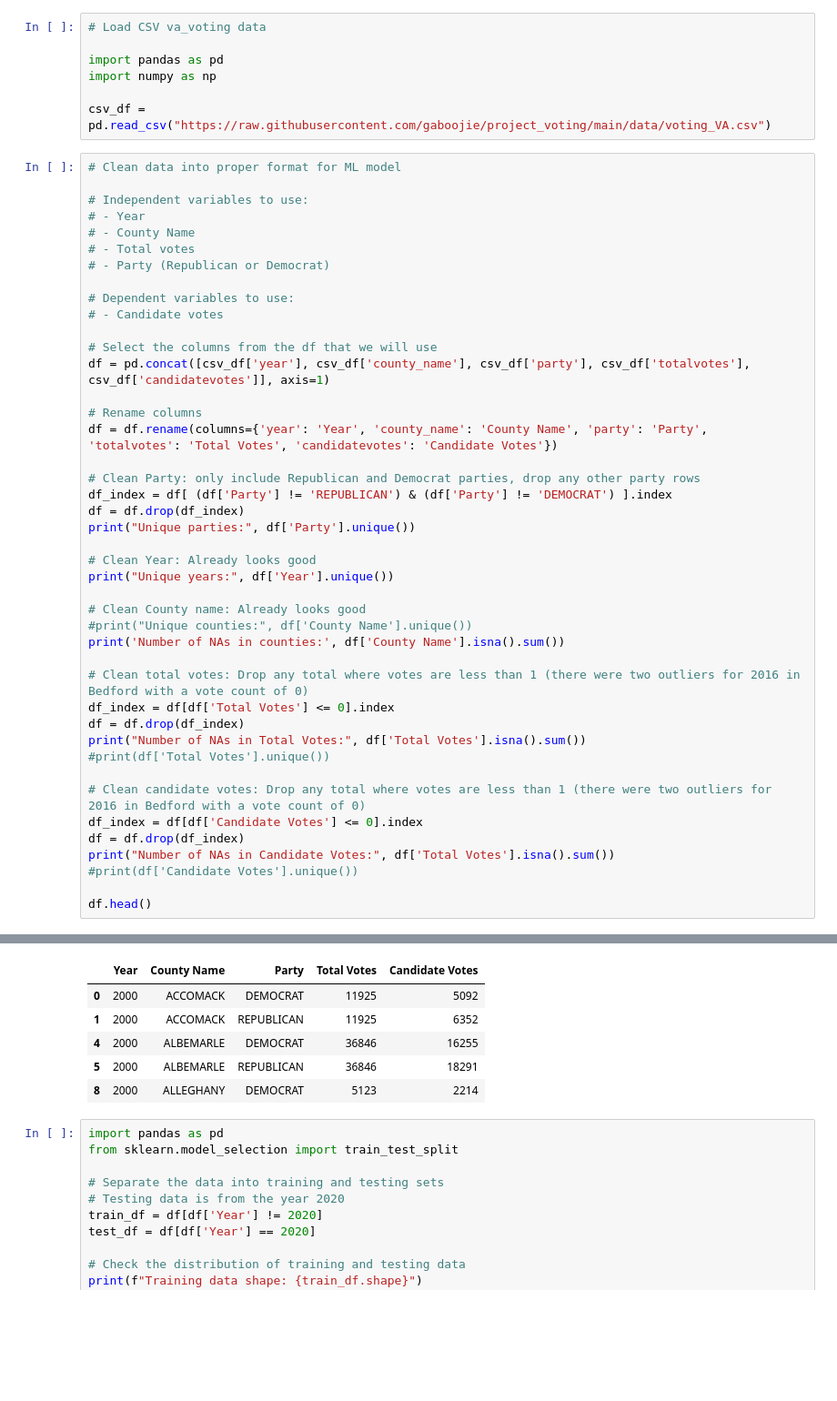
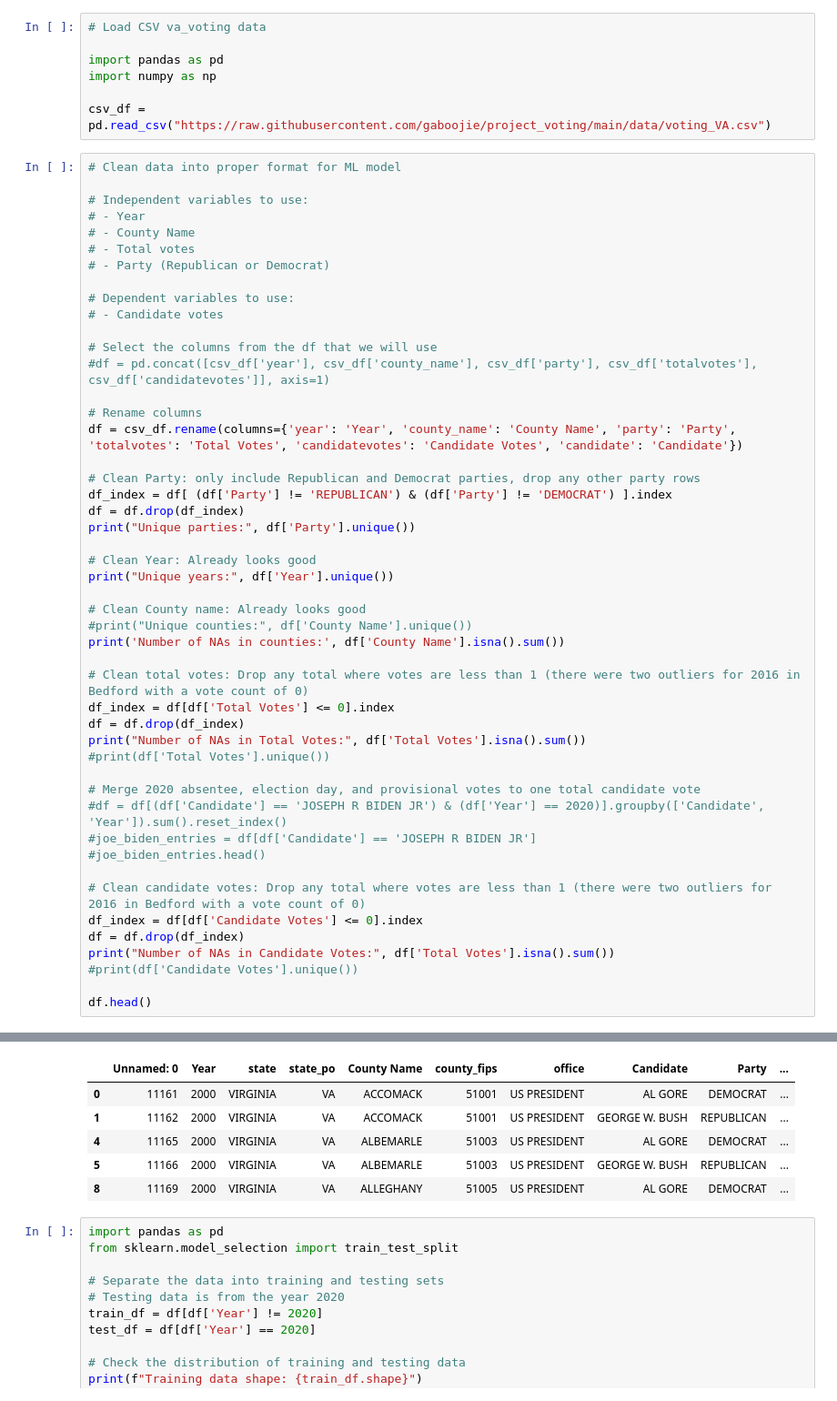
Before and after one commit to gaboojie/project_voting, a Jupyter notebook: code.ipynb, the cells around one changed output, grey strips where cells are left out. Shown at 91% size. Saved outputs shown, nothing was run; the diff lists cells and outputs as text; blank space fills up the shorter version.

```diff
--- a/code.ipynb
+++ b/code.ipynb
@@ -29,48 +29,53 @@ csv_df = pd.read_csv("https://raw.githubusercontent.com/gaboojie/project_voting/
 # - Candidate votes
 
 # Select the columns from the df that we will use
-df = pd.concat([csv_df['year'], csv_df['county_name'], csv_df['party'], csv_df['totalvotes'], csv_df['candidatevotes']], axis=1)
+#df = pd.concat([csv_df['year'], csv_df['county_name'], csv_df['party'], csv_df['totalvotes'], csv_df['candidatevotes']], axis=1)
 
 # Rename columns
-df = df.rename(columns={'year': 'Year', 'county_name': 'County Name', 'party': 'Party', 'totalvotes': 'Total Votes', 'candidatevotes': 'Candidate Votes'})
+df = csv_df.rename(columns={'year': 'Year', 'county_name': 'County Name', 'party': 'Party', 'totalvotes': 'Total Votes', 'candidatevotes': 'Candidate Votes', 'candidate': 'Candidate'})
 
 # Clean Party: only include Republican and Democrat parties, drop any other party rows
 df_index = df[ (df['Party'] != 'REPUBLICAN') & (df['Party'] != 'DEMOCRAT') ].index
 df = df.drop(df_index)
 print("Unique parties:", df['Party'].unique())
 
 # Clean Year: Already looks good
 print("Unique years:", df['Year'].unique())
 
 # Clean County name: Already looks good
 #print("Unique counties:", df['County Name'].unique())
 print('Number of NAs in counties:', df['County Name'].isna().sum())
 
 # Clean total votes: Drop any total where votes are less than 1 (there were two outliers for 2016 in Bedford with a vote count of 0)
 df_index = df[df['Total Votes'] <= 0].index
 df = df.drop(df_index)
 print("Number of NAs in Total Votes:", df['Total Votes'].isna().sum())
 #print(df['Total Votes'].unique())
 
+# Merge 2020 absentee, election day, and provisional votes to one total candidate vote
+#df = df[(df['Candidate'] == 'JOSEPH R BIDEN JR') & (df['Year'] == 2020)].groupby(['Candidate', 'Year']).sum().reset_index()
+#joe_biden_entries = df[df['Candidate'] == 'JOSEPH R BIDEN JR']
+#joe_biden_entries.head()
+
 # Clean candidate votes: Drop any total where votes are less than 1 (there were two outliers for 2016 in Bedford with a vote count of 0)
 df_index = df[df['Candidate Votes'] <= 0].index
 df = df.drop(df_index)
 print("Number of NAs in Candidate Votes:", df['Total Votes'].isna().sum())
 #print(df['Candidate Votes'].unique())
 
 df.head()
 # %% [output]
 Unique parties: ['DEMOCRAT' 'REPUBLICAN']
 Unique years: [2000 2004 2008 2012 2016 2020]
 Number of NAs in counties: 0
 Number of NAs in Total Votes: 0
 Number of NAs in Candidate Votes: 0
-|  | Year | County Name | Party | Total Votes | Candidate Votes |
-| 0 | 2000 | ACCOMACK | DEMOCRAT | 11925 | 5092 |
-| 1 | 2000 | ACCOMACK | REPUBLICAN | 11925 | 6352 |
-| 4 | 2000 | ALBEMARLE | DEMOCRAT | 36846 | 16255 |
-| 5 | 2000 | ALBEMARLE | REPUBLICAN | 36846 | 18291 |
-| 8 | 2000 | ALLEGHANY | DEMOCRAT | 5123 | 2214 |
+|  | Unnamed: 0 | Year | state | state_po | County Name | county_fips | office | Candidate | Party | ... |
+| 0 | 11161 | 2000 | VIRGINIA | VA | ACCOMACK | 51001 | US PRESIDENT | AL GORE | DEMOCRAT | ... |
+| 1 | 11162 | 2000 | VIRGINIA | VA | ACCOMACK | 51001 | US PRESIDENT | GEORGE W. BUSH | REPUBLICAN | ... |
+| 4 | 11165 | 2000 | VIRGINIA | VA | ALBEMARLE | 51003 | US PRESIDENT | AL GORE | DEMOCRAT | ... |
+| 5 | 11166 | 2000 | VIRGINIA | VA | ALBEMARLE | 51003 | US PRESIDENT | GEORGE W. BUSH | REPUBLICAN | ... |
+| 8 | 11169 | 2000 | VIRGINIA | VA | ALLEGHANY | 51005 | US PRESIDENT | AL GORE | DEMOCRAT | ... |
 # %%
 import pandas as pd
 from sklearn.model_selection import train_test_split
```
Also changed, not shown: parts of 2 cells of this notebook.
